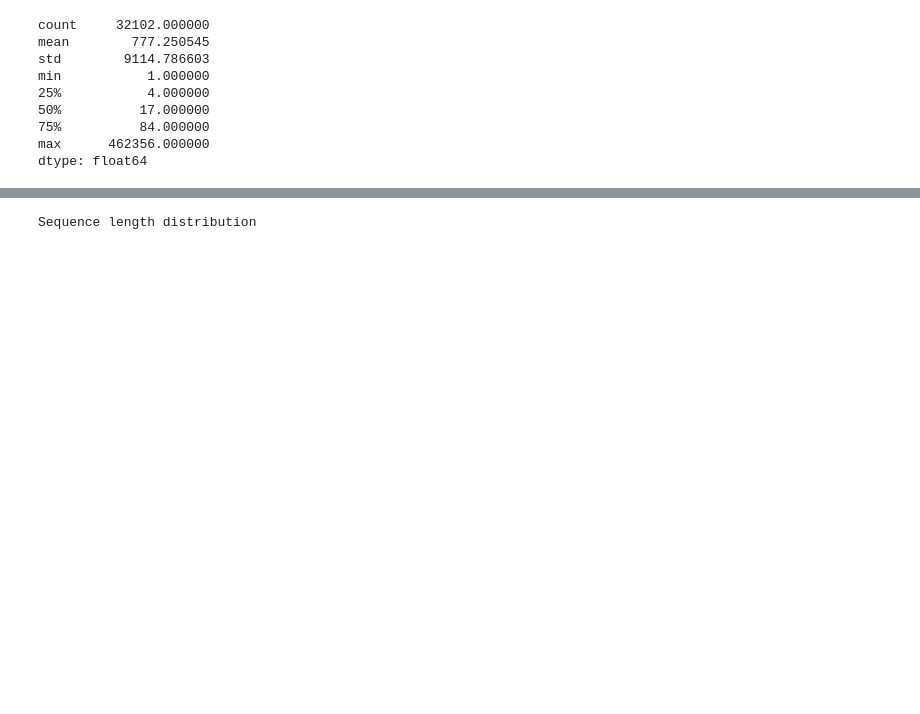
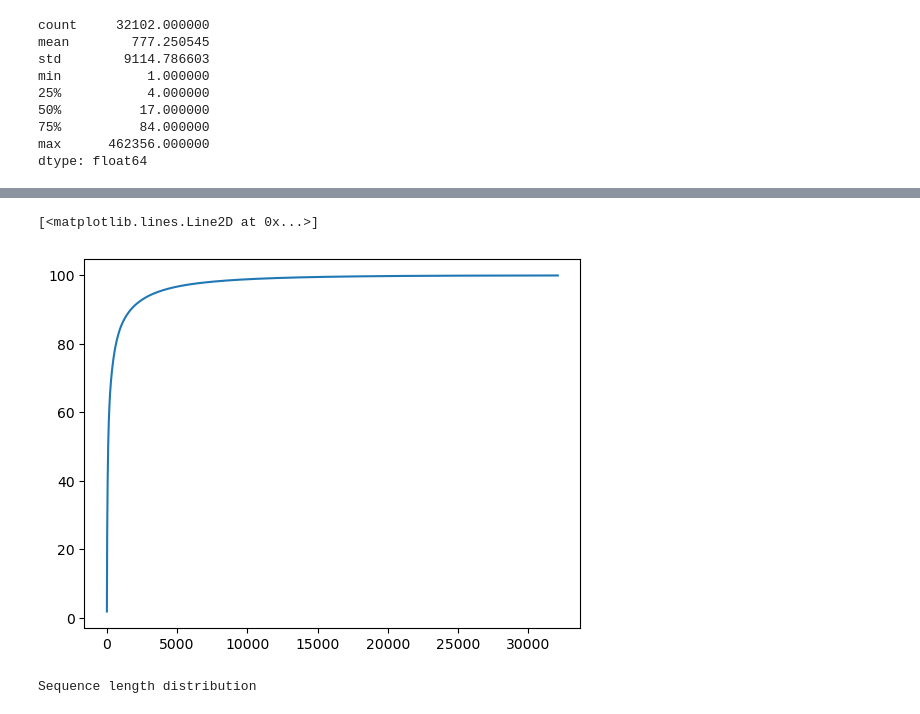
Before and after one commit to microsoft/protnote, a Jupyter notebook: notebooks/debugging.ipynb, the cells around one changed output, grey strips where cells are left out. Saved outputs shown, nothing was run; the diff lists cells and outputs as text; code cells hidden in the pictures; blank space fills up the shorter version.

```diff
--- a/notebooks/debugging.ipynb
+++ b/notebooks/debugging.ipynb
@@ -263,0 +41,2 @@ number of sequences: 522607
+# %%
+df['num_pos'] = df['labels'].str.split(' ').str.len()
@@ -281,7 +72,8 @@ print('# GO Terms:',len(labels.keys()))
 # GO Terms: 32102
 # %%
 print('GO Terms distribution')
-pd.Series(labels.values()).describe()
+go_term_distribution = pd.Series(labels.values(),index=labels.keys()).sort_values(ascending=False)
+go_term_distribution.describe()
 # %% [output]
 GO Terms distribution
 count     32102.000000
@@ -296,3 +103,9 @@ dtype: float64
+# %%
+# Cumulative distribution of GO terms. Shows the number of GO terms that cover X% of the data
+plt.plot(range(len(go_term_distribution)),(go_term_distribution*100/go_term_distribution.sum()).cumsum())
+# %% [output]
+[<matplotlib.lines.Line2D at 0x...>]
+[figure, added]
 # %%
 print('Sequence length distribution')
 
```
Also changed, not shown: parts of 49 cells of this notebook, 5 other files.
